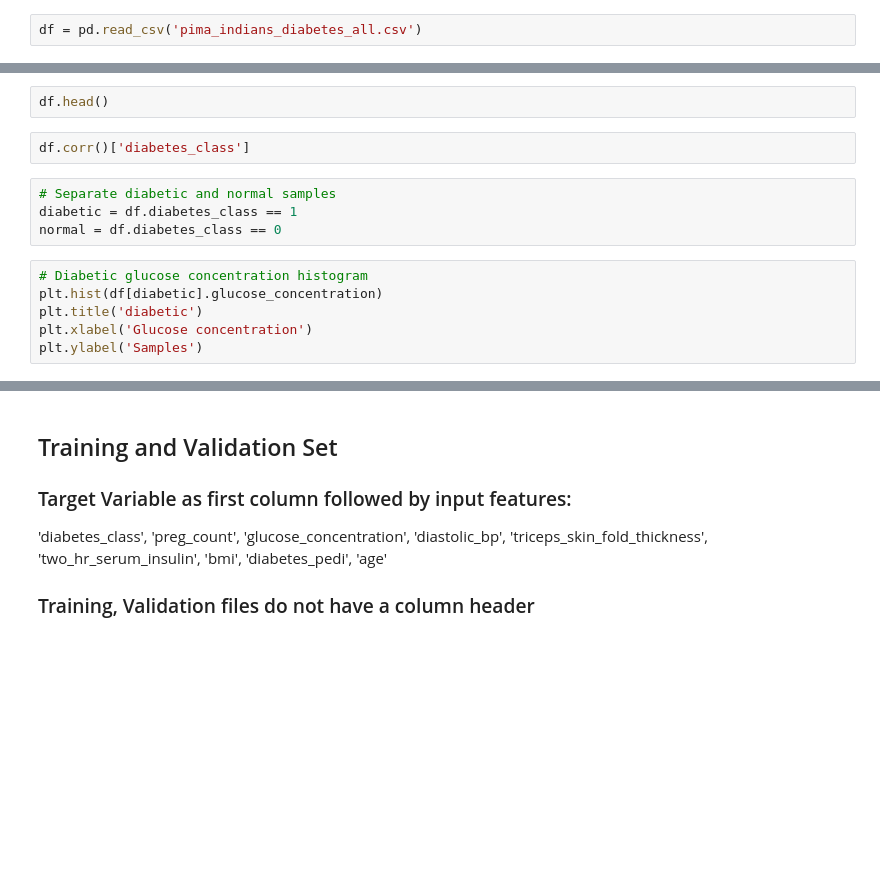
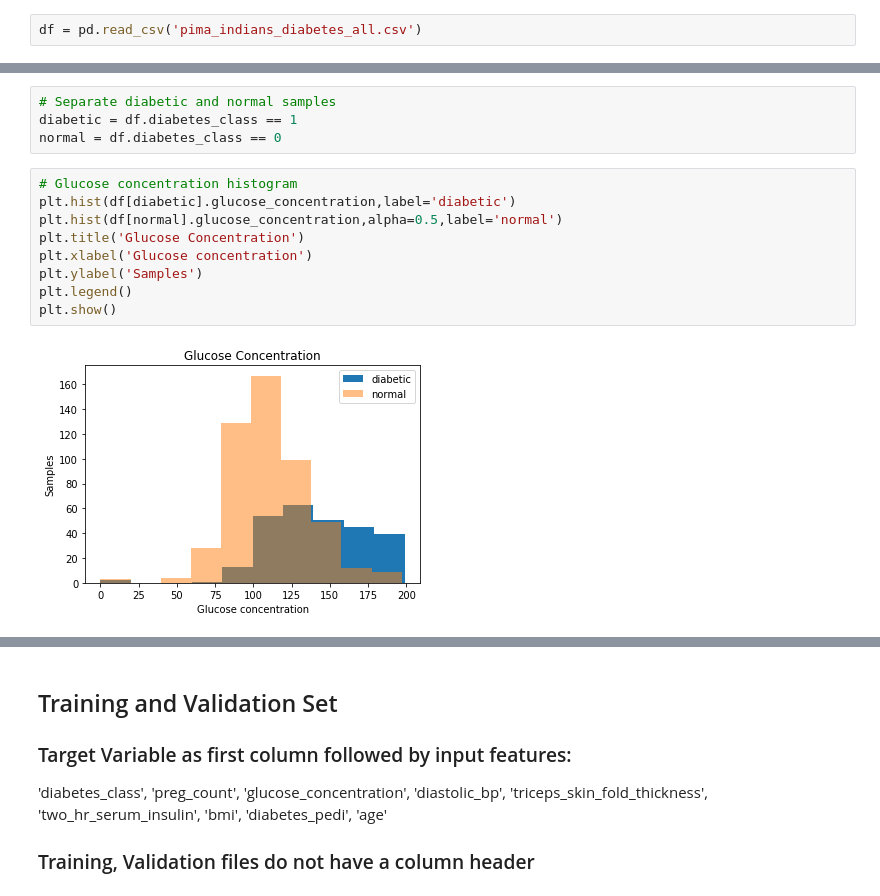
Before and after one commit to ChandraLingam/AmazonSageMakerCourse, a Jupyter notebook: xgboost/DiabetesClassification/diabetes_data_preparation.ipynb, the cells around one changed output, grey strips where cells are left out. Saved outputs shown, nothing was run; the diff lists cells and outputs as text; blank space fills up the shorter version.

```diff
--- a/xgboost/DiabetesClassification/diabetes_data_preparation.ipynb
+++ b/xgboost/DiabetesClassification/diabetes_data_preparation.ipynb
@@ -25,15 +46,16 @@ df['diabetes_class'].value_counts()
-# %%
-df.head()
-# %%
-df.corr()['diabetes_class']
 # %%
 # Separate diabetic and normal samples
 diabetic = df.diabetes_class == 1
 normal = df.diabetes_class == 0
 # %%
-# Diabetic glucose concentration histogram
-plt.hist(df[diabetic].glucose_concentration)
-plt.title('diabetic')
+# Glucose concentration histogram
+plt.hist(df[diabetic].glucose_concentration,label='diabetic')
+plt.hist(df[normal].glucose_concentration,alpha=0.5,label='normal')
+plt.title('Glucose Concentration')
 plt.xlabel('Glucose concentration')
 plt.ylabel('Samples')
+plt.legend()
+plt.show()
+# %% [output]
+[figure, added]
 # %%
```
Also changed, not shown: parts of 9 cells of this notebook, 2 other files.
